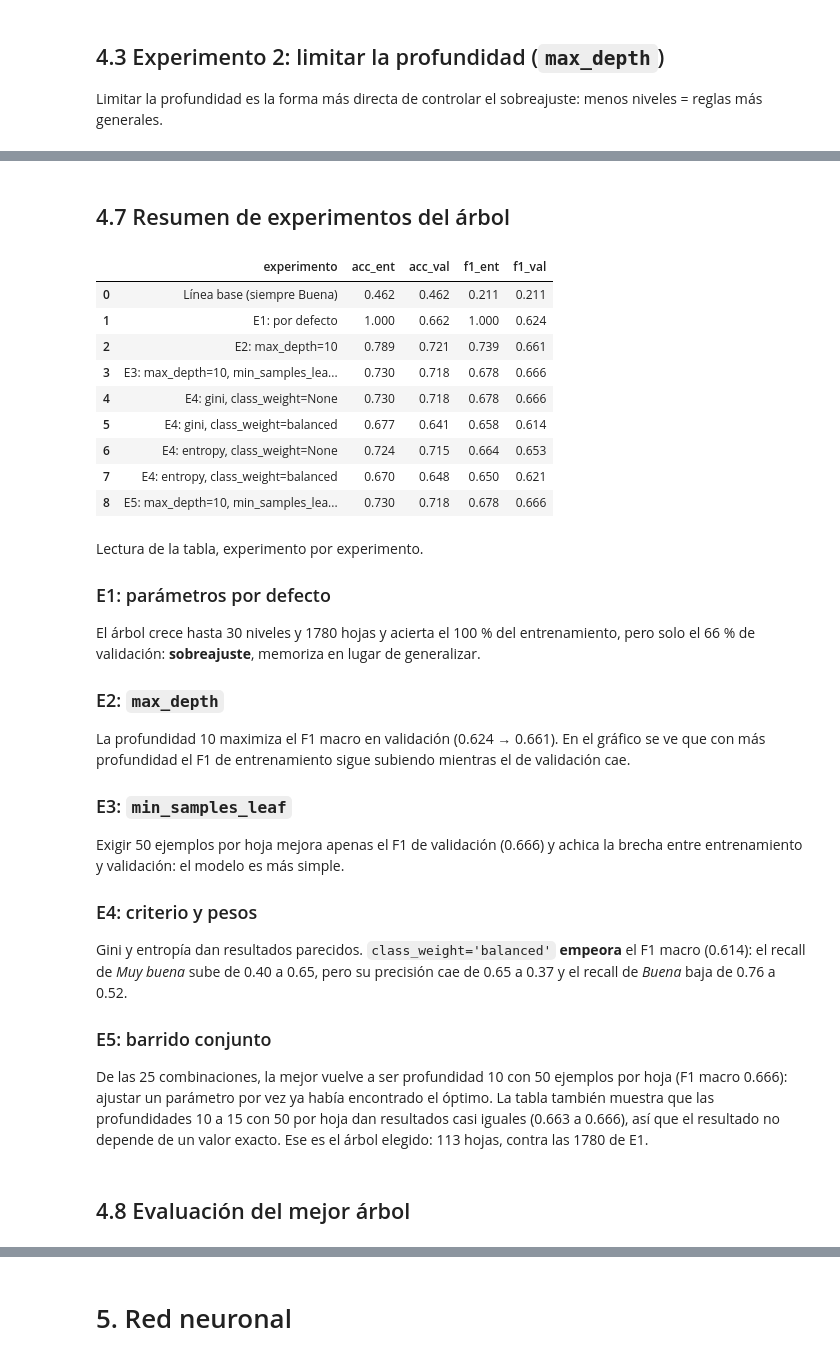
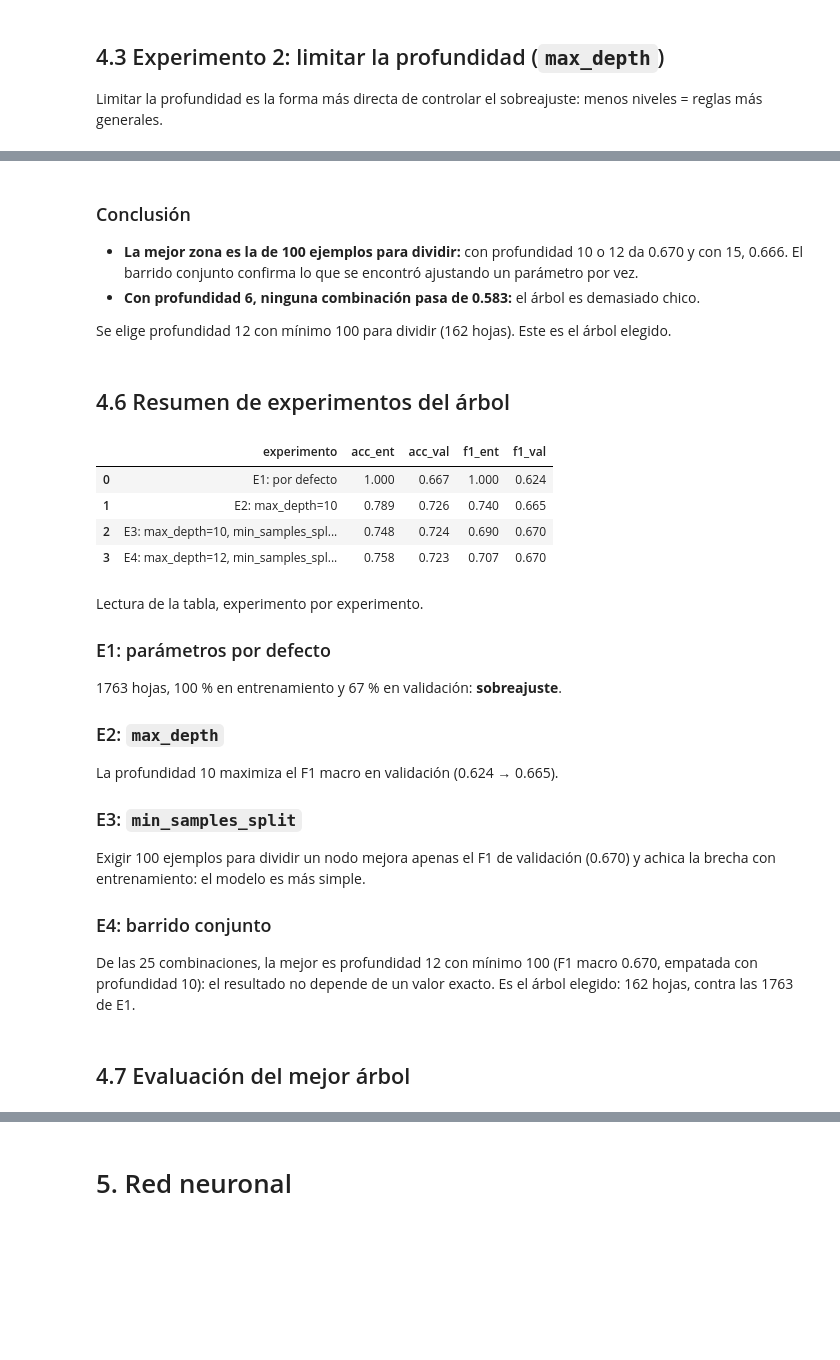
Before and after one commit to ciconid/proyecto-IA, a Jupyter notebook: claude-proyecto/claude-proyecto.ipynb, the cells around one changed output, grey strips where cells are left out. Saved outputs shown, nothing was run; the diff lists cells and outputs as text; code cells hidden in the pictures; blank space fills up the shorter version.

```diff
--- a/claude-proyecto/claude-proyecto.ipynb
+++ b/claude-proyecto/claude-proyecto.ipynb
@@ -606,46 +547,40 @@ Este es el árbol elegido.
+# %% [markdown]
+### Conclusión
+- **La mejor zona es la de 100 ejemplos para dividir:** con profundidad 10 o 12 da 0.670 y con 15, 0.666.
+  El barrido conjunto confirma lo que se encontró ajustando un parámetro por vez.
+- **Con profundidad 6, ninguna combinación pasa de 0.583:** el árbol es demasiado chico.
+
+Se elige profundidad 12 con mínimo 100 para dividir (162 hojas). Este es el árbol elegido.
 # %% [markdown]
-## 4.7 Resumen de experimentos del árbol
+## 4.6 Resumen de experimentos del árbol
 # %%
-resumen_arbol = pd.DataFrame([linea_base] + experimentos_arbol).round(3)
+resumen_arbol = pd.DataFrame(experimentos_arbol).round(3)
 resumen_arbol
 # %% [output]
 |  | experimento | acc_ent | acc_val | f1_ent | f1_val |
-| 0 | Línea base (siempre Buena) | 0.462 | 0.462 | 0.211 | 0.211 |
-| 1 | E1: por defecto | 1.000 | 0.662 | 1.000 | 0.624 |
-| 2 | E2: max_depth=10 | 0.789 | 0.721 | 0.739 | 0.661 |
-| 3 | E3: max_depth=10, min_samples_lea... | 0.730 | 0.718 | 0.678 | 0.666 |
-| 4 | E4: gini, class_weight=None | 0.730 | 0.718 | 0.678 | 0.666 |
-| 5 | E4: gini, class_weight=balanced | 0.677 | 0.641 | 0.658 | 0.614 |
-| 6 | E4: entropy, class_weight=None | 0.724 | 0.715 | 0.664 | 0.653 |
-| 7 | E4: entropy, class_weight=balanced | 0.670 | 0.648 | 0.650 | 0.621 |
-| 8 | E5: max_depth=10, min_samples_lea... | 0.730 | 0.718 | 0.678 | 0.666 |
+| 0 | E1: por defecto | 1.000 | 0.667 | 1.000 | 0.624 |
+| 1 | E2: max_depth=10 | 0.789 | 0.726 | 0.740 | 0.665 |
+| 2 | E3: max_depth=10, min_samples_spl... | 0.748 | 0.724 | 0.690 | 0.670 |
+| 3 | E4: max_depth=12, min_samples_spl... | 0.758 | 0.723 | 0.707 | 0.670 |
 # %% [markdown]
 Lectura de la tabla, experimento por experimento.
 
 ### E1: parámetros por defecto
-El árbol crece hasta 30 niveles y 1780 hojas y acierta el 100 % del entrenamiento, pero solo el 66 % de
-validación: **sobreajuste**, memoriza en lugar de generalizar.
+1763 hojas, 100 % en entrenamiento y 67 % en validación: **sobreajuste**.
 
 ### E2: `max_depth`
-La profundidad 10 maximiza el F1 macro en validación (0.624 → 0.661). En el gráfico se ve que con más
-profundidad el F1 de entrenamiento sigue subiendo mientras el de validación cae.
+La profundidad 10 maximiza el F1 macro en validación (0.624 → 0.665).
 
-### E3: `min_samples_leaf`
-Exigir 50 ejemplos por hoja mejora apenas el F1 de validación (0.666) y achica la brecha entre
-entrenamiento y validación: el modelo es más simple.
+### E3: `min_samples_split`
+Exigir 100 ejemplos para dividir un nodo mejora apenas el F1 de validación (0.670) y achica la brecha con
+entrenamiento: el modelo es más simple.
 
-### E4: criterio y pesos
-Gini y entropía dan resultados parecidos. `class_weight='balanced'` **empeora** el F1 macro (0.614): el
-recall de *Muy buena* sube de 0.40 a 0.65, pero su precisión cae de 0.65 a 0.37 y el recall de *Buena*
-baja de 0.76 a 0.52.
-
-### E5: barrido conjunto
-De las 25 combinaciones, la mejor vuelve a ser profundidad 10 con 50 ejemplos por hoja (F1 macro 0.666):
-ajustar un parámetro por vez ya había encontrado el óptimo. La tabla también muestra que las
-profundidades 10 a 15 con 50 por hoja dan resultados casi iguales (0.663 a 0.666), así que el resultado
-no depende de un valor exacto. Ese es el árbol elegido: 113 hojas, contra las 1780 de E1.
+### E4: barrido conjunto
+De las 25 combinaciones, la mejor es profundidad 12 con mínimo 100 (F1 macro 0.670, empatada con
+profundidad 10): el resultado no depende de un valor exacto. Es el árbol elegido: 162 hojas, contra las
+1763 de E1.
 # %% [markdown]
-## 4.8 Evaluación del mejor árbol
+## 4.7 Evaluación del mejor árbol
 # %%
 pred_val_arbol = mejor_arbol.predict(Xa_val)
 print(classification_report(y_val, pred_val_arbol, labels=orden_clases, digits=3))
```
Also changed, not shown: parts of 90 cells of this notebook, 6 other files.
